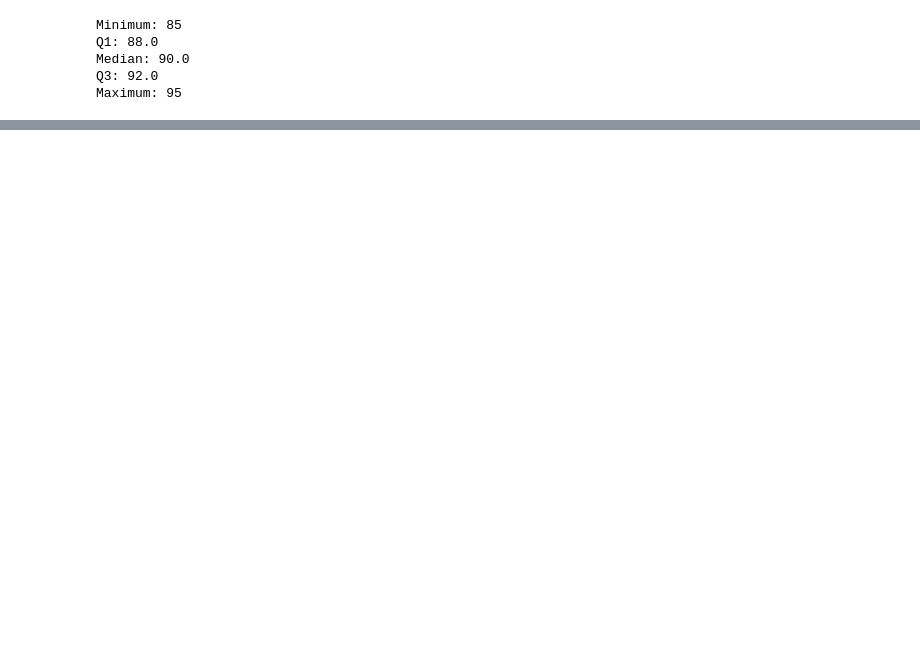
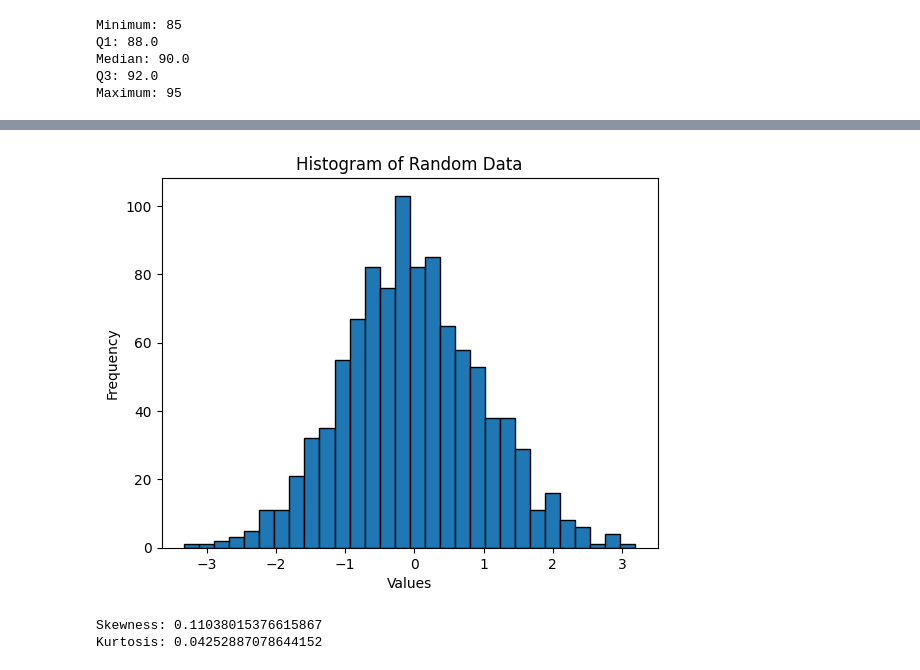
Before and after one commit to taranjitkaurme/datascience_practice_general, a Jupyter notebook: Exploratory Data Analysis/Statistics.ipynb, the cells around one changed output, grey strips where cells are left out. Cells and saved outputs as stored; diff of their text form; code cells hidden in the pictures; blank space fills up the shorter version.

```diff
--- a/Exploratory Data Analysis/Statistics.ipynb
+++ b/Exploratory Data Analysis/Statistics.ipynb
@@ -112,0 +213,25 @@ Here's an example in Python using the matplotlib library:
+# %%
+import matplotlib.pyplot as plt
+import numpy as np
+from scipy.stats import skew, kurtosis
+
+# Example data
+data = np.random.normal(0, 1, 1000)  # Generating 1000 random samples from a normal distribution
+
+# Plot histogram
+plt.hist(data, bins=30, edgecolor='black')
+plt.title('Histogram of Random Data')
+plt.xlabel('Values')
+plt.ylabel('Frequency')
+plt.show()
+
+# Calculate skewness and kurtosis
+skewness_value = skew(data)
+kurtosis_value = kurtosis(data)
+
+print(f"Skewness: {skewness_value}")
+print(f"Kurtosis: {kurtosis_value}")
+# %% [output]
+[figure, added]
+Skewness: 0.11038015376615867
+Kurtosis: 0.04252887078644152
```
Also changed, not shown: parts of 17 cells of this notebook, 2 other files.
